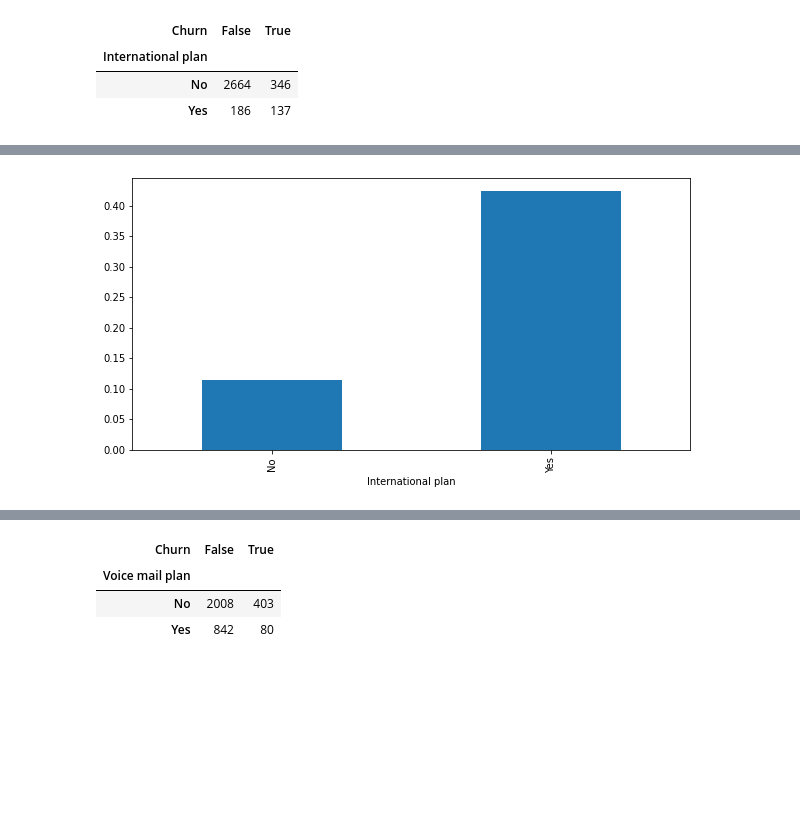
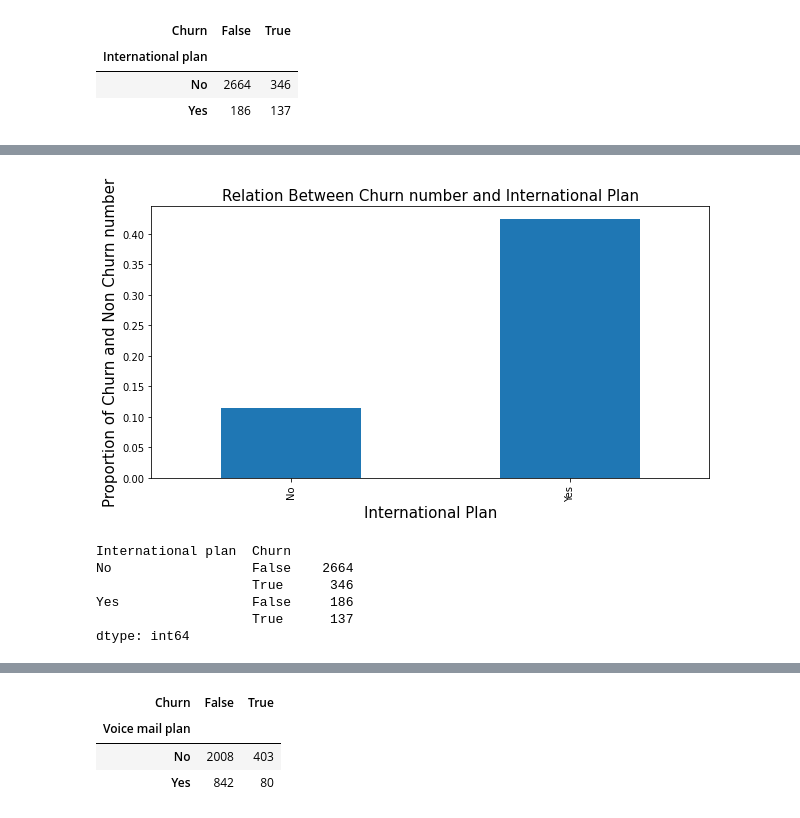
Before and after one commit to nitesh-singh-datascience/team-power-telecom-churn-analysis, a Jupyter notebook: Nilanjan_Chandra_Telecom_Churn_Analysis_Capstone_Project.ipynb, the cells around one changed output, grey strips where cells are left out. Saved outputs shown, nothing was run; the diff lists cells and outputs as text; code cells hidden in the pictures; blank space fills up the shorter version.

```diff
--- a/Nilanjan_Chandra_Telecom_Churn_Analysis_Capstone_Project.ipynb
+++ b/Nilanjan_Chandra_Telecom_Churn_Analysis_Capstone_Project.ipynb
@@ -160,3 +153,0 @@ import matplotlib.pyplot as plt
-# %%
-data.plot.bar(stacked=True)
-plt.rcParams['figure.figsize'] = (20, 5)
@@ -184,0 +154,7 @@ plt.show()
+# %%
+statedata.plot.bar(stacked=True)
+plt.rcParams['figure.figsize'] = (40, 10)
+plt.title('State Wise Churn and Non Churn persons')
+plt.ylabel('Churn and Non Churn Counts')
+plt.xlabel('State')
+plt.show()
@@ -254,6 +275,20 @@ Intl_plan
 # %%
 data4=Intl_plan['Churn ratio']
 data4.plot(kind='bar')
 plt.rcParams['figure.figsize'] = (10, 5)
+plt.title('Relation Between Churn number and International Plan',Fontsize=15)
+plt.ylabel('Proportion of Churn and Non Churn number',Fontsize=15)
+plt.xlabel('International Plan',Fontsize=15)
+plt.show()
 # %% [output]
-[figure, old version]
+[figure, new version]
+# %%
+International_plan=df.groupby(['International plan', 'Churn']).size()
+International_plan
+# %% [output]
+International plan  Churn
+No                  False    2664
+                    True      346
+Yes                 False     186
+                    True      137
+dtype: int64
```
Also changed, not shown: parts of 44 cells of this notebook.
